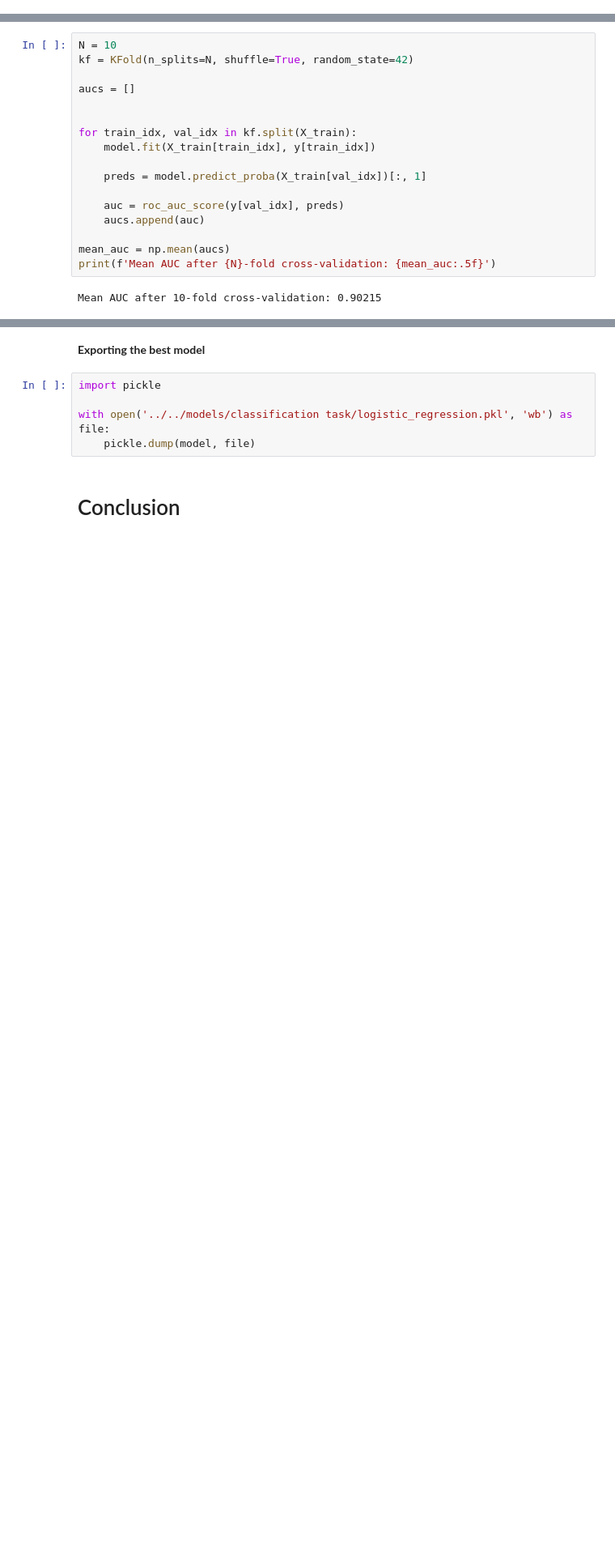
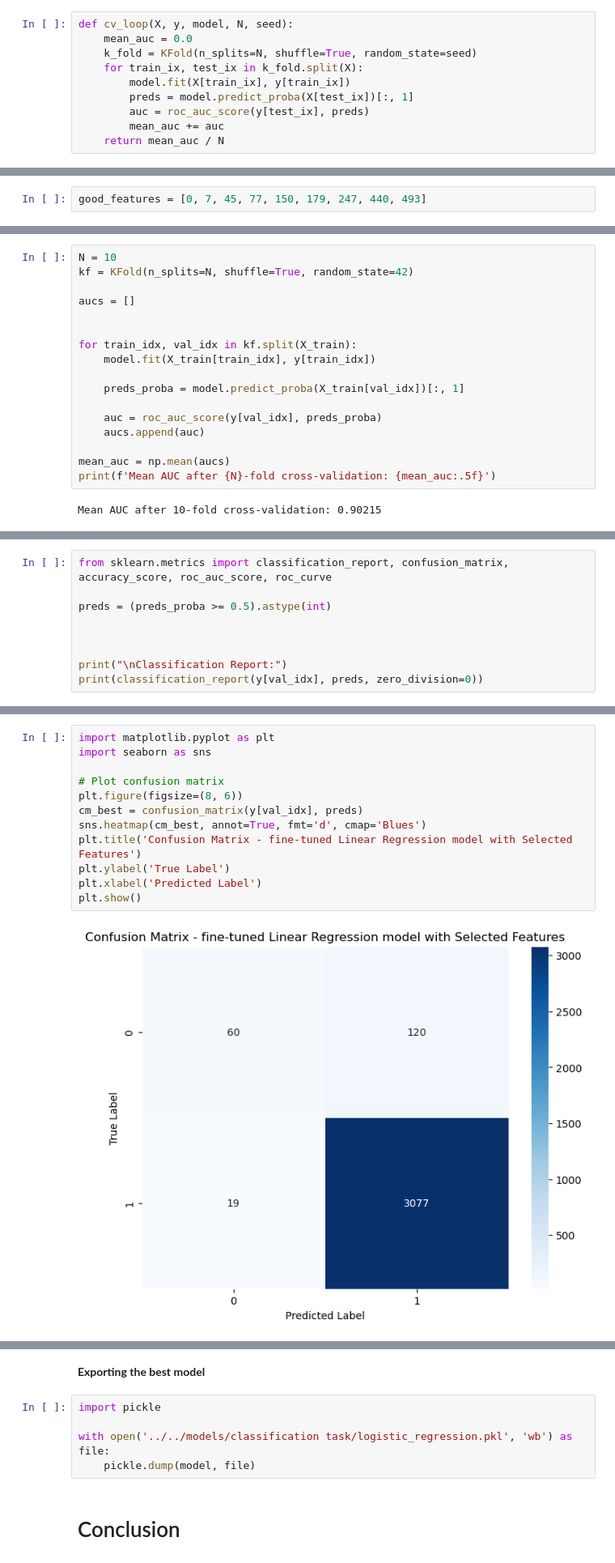
Before and after one commit to MooNiirBoudj/ml-project, a Jupyter notebook: notebooks/classification task/logistic_regression.ipynb, the cells around one changed output, grey strips where cells are left out. Shown at 81% size. Saved outputs shown, nothing was run; the diff lists cells and outputs as text; blank space fills up the shorter version.

```diff
--- a/notebooks/classification task/logistic_regression.ipynb
+++ b/notebooks/classification task/logistic_regression.ipynb
@@ -228,3 +238,13 @@ After selecting the Hyperparameters to be used, we fine tune the models paramete
+# %%
+def cv_loop(X, y, model, N, seed):
+    mean_auc = 0.0
+    k_fold = KFold(n_splits=N, shuffle=True, random_state=seed)
+    for train_ix, test_ix in k_fold.split(X):
+        model.fit(X[train_ix], y[train_ix])
+        preds = model.predict_proba(X[test_ix])[:, 1]
+        auc = roc_auc_score(y[test_ix], preds)
+        mean_auc += auc
+    return mean_auc / N
 # %%
 Xt = sparse.hstack([Xts[j] for j in good_features]).tocsr()
 score_hist = []
@@ -261,6 +281,8 @@ C: 16.0000 | Mean AUC: 0.89538
 Best C: 1.2447
 # %% [markdown]
 And now we one-hot encode the features values to be inputed to the prediction model
+# %%
+good_features = [0, 7, 45, 77, 150, 179, 247, 440, 493]
 # %%
 Xt = np.vstack((X_train_all[:, good_features], X_test_all[:, good_features]))
 Xt, keymap = one_hot_encoder(Xt)
@@ -285,9 +307,9 @@ aucs = []
 for train_idx, val_idx in kf.split(X_train):
     model.fit(X_train[train_idx], y[train_idx])
 
-    preds = model.predict_proba(X_train[val_idx])[:, 1]
+    preds_proba = model.predict_proba(X_train[val_idx])[:, 1]
 
-    auc = roc_auc_score(y[val_idx], preds)
+    auc = roc_auc_score(y[val_idx], preds_proba)
     aucs.append(auc)
 
 mean_auc = np.mean(aucs)
@@ -296,0 +321,9 @@ Mean AUC after 10-fold cross-validation: 0.90215
+# %%
+from sklearn.metrics import classification_report, confusion_matrix, accuracy_score, roc_auc_score, roc_curve
+
+preds = (preds_proba >= 0.5).astype(int)
+
+
+
+print("\nClassification Report:")
+print(classification_report(y[val_idx], preds, zero_division=0))
@@ -296,0 +342,14 @@ Mean AUC after 10-fold cross-validation: 0.90215
+# %%
+import matplotlib.pyplot as plt
+import seaborn as sns
+
+# Plot confusion matrix
+plt.figure(figsize=(8, 6))
+cm_best = confusion_matrix(y[val_idx], preds)
+sns.heatmap(cm_best, annot=True, fmt='d', cmap='Blues')
+plt.title('Confusion Matrix - fine-tuned Linear Regression model with Selected Features')
+plt.ylabel('True Label')
+plt.xlabel('Predicted Label')
+plt.show()
+# %% [output]
+[figure, added]
```
Also changed, not shown: parts of 7 cells of this notebook, 11 other files.
